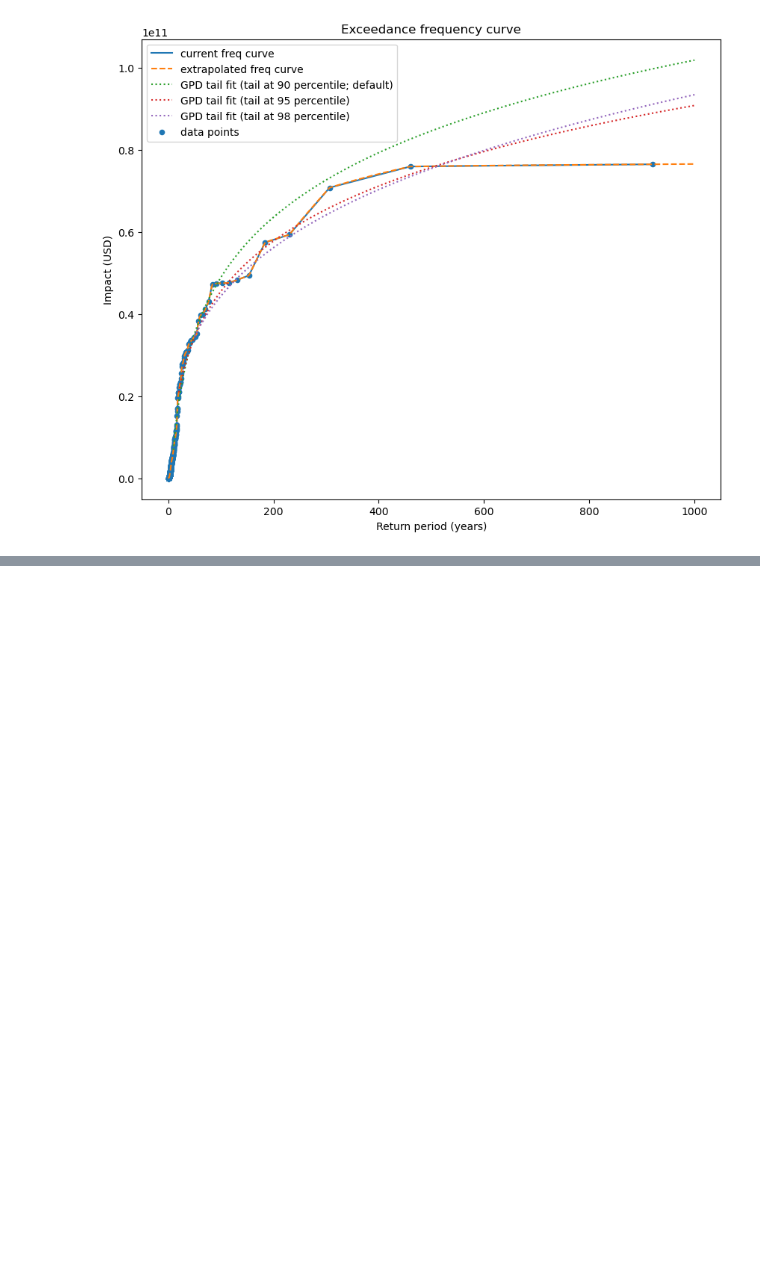
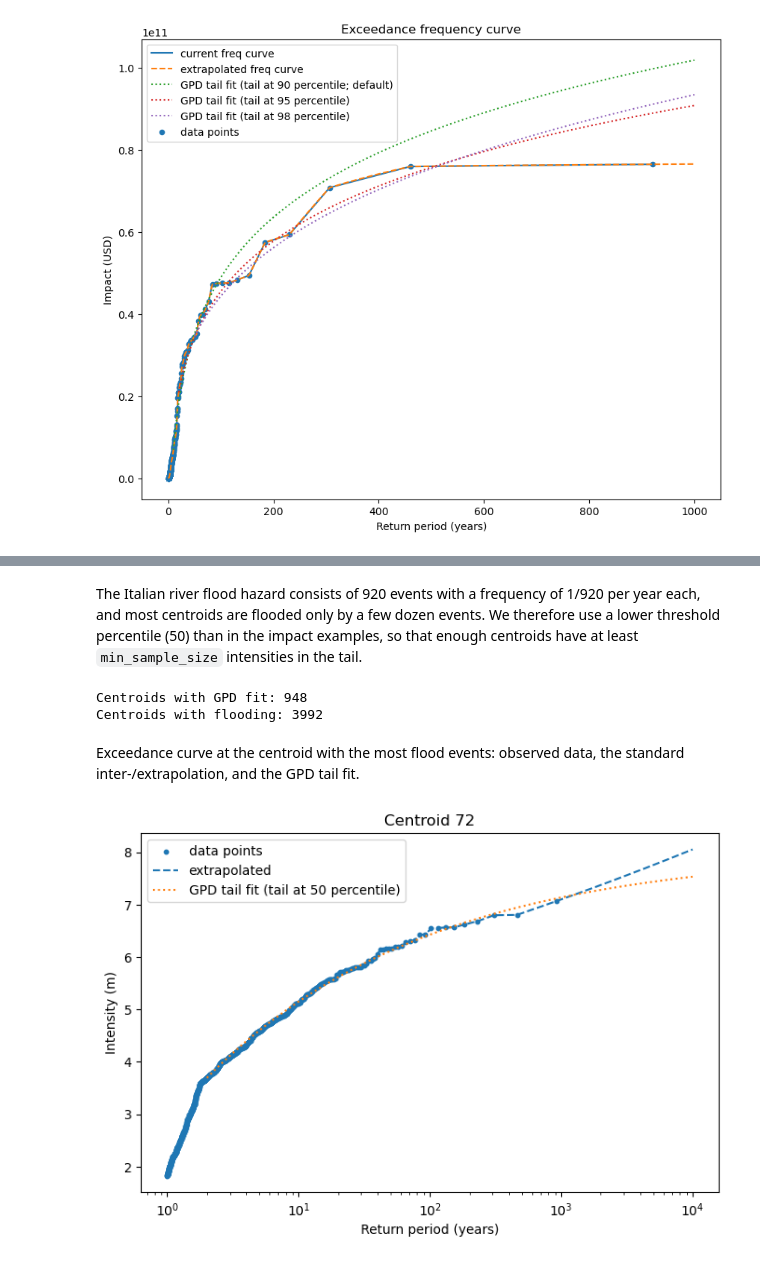
Before and after one commit to CLIMADA-project/climada-snippets, a Jupyter notebook: 005_GPD_fit_exceedance_curve.ipynb, the cells around one changed output, grey strips where cells are left out. Cells and saved outputs as stored; diff of their text form; code cells hidden in the pictures; blank space fills up the shorter version.

Commit message:
add hazard maps with gpd fits

```diff
--- a/005_GPD_fit_exceedance_curve.ipynb
+++ b/005_GPD_fit_exceedance_curve.ipynb
@@ -383,0 +484,59 @@ ax.legend();
+# %% [markdown]
+The Italian river flood hazard consists of 920 events with a frequency of 1/920 per year each,
+and most centroids are flooded only by a few dozen events. We therefore use a lower threshold
+percentile (50) than in the impact examples, so that enough centroids have at least
+`min_sample_size` intensities in the tail.
+# %%
+return_periods_rf = [100, 250, 500, 1000]
+
+rf_gdf_GPD, rf_label, rf_column_label = fit_GPD_to_hazard(
+    rf, return_periods_rf, threshold_percentile=50, min_sample_size=10
+)
+rf_gdf_interp, _, _ = rf.local_exceedance_intensity(
+    return_periods_rf, method="interpolate"
+)
+
+print(f"Centroids with GPD fit: {rf_gdf_GPD[str(return_periods_rf[0])].notna().sum()}")
+print(f"Centroids with flooding: {(rf.intensity.getnnz(axis=0) > 0).sum()}")
+# %% [output]
+Centroids with GPD fit: 948
+Centroids with flooding: 3992
+# %% [markdown]
+Exceedance curve at the centroid with the most flood events: observed data, the standard
+inter-/extrapolation, and the GPD tail fit.
+# %%
+i_centroid = np.argmax(rf.intensity.getnnz(axis=0))
+intensity_cen = rf.intensity[:, i_centroid].toarray().ravel()
+
+sorted_idxs = np.argsort(intensity_cen)[::-1]
+return_periods_obs = 1 / np.cumsum(rf.frequency[sorted_idxs])
+return_periods_test = np.logspace(0, 4, 200)
+
+rf_gdf_extrap_cen, _, _ = rf.local_exceedance_intensity(
+    return_periods_test, method="extrapolate"
+)
+rf_gdf_GPD_cen, _, _ = fit_GPD_to_hazard(
+    rf, return_periods_test, threshold_percentile=50, min_sample_size=10
+)
+
+fig, ax = plt.subplots(1, 1, figsize=(8, 5))
+ax.scatter(return_periods_obs, intensity_cen[sorted_idxs], s=10, label="data points")
+ax.plot(
+    return_periods_test,
+    rf_gdf_extrap_cen.iloc[i_centroid, 1:].values,
+    linestyle="--",
+    label="extrapolated",
+)
+ax.plot(
+    return_periods_test,
+    rf_gdf_GPD_cen.iloc[i_centroid, 1:].values,
+    linestyle=":",
+    label="GPD tail fit (tail at 50 percentile)",
+)
+ax.set_xscale("log")
+ax.set_xlabel("Return period (years)")
+ax.set_ylabel(rf_label)
+ax.set_title(f"Centroid {i_centroid}")
+ax.legend();
+# %% [output]
+[figure, added]
```
Also changed, not shown: parts of 21 cells of this notebook.
